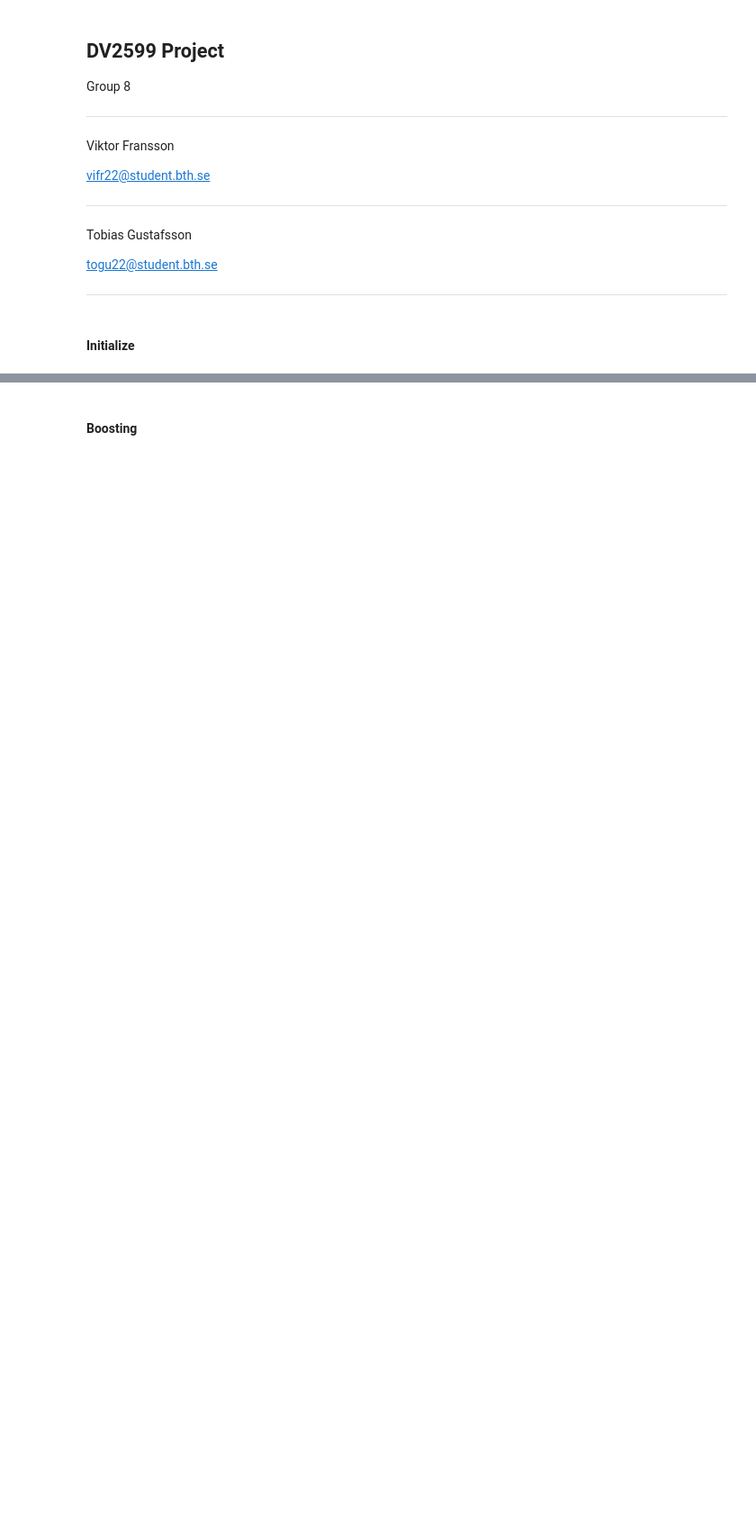
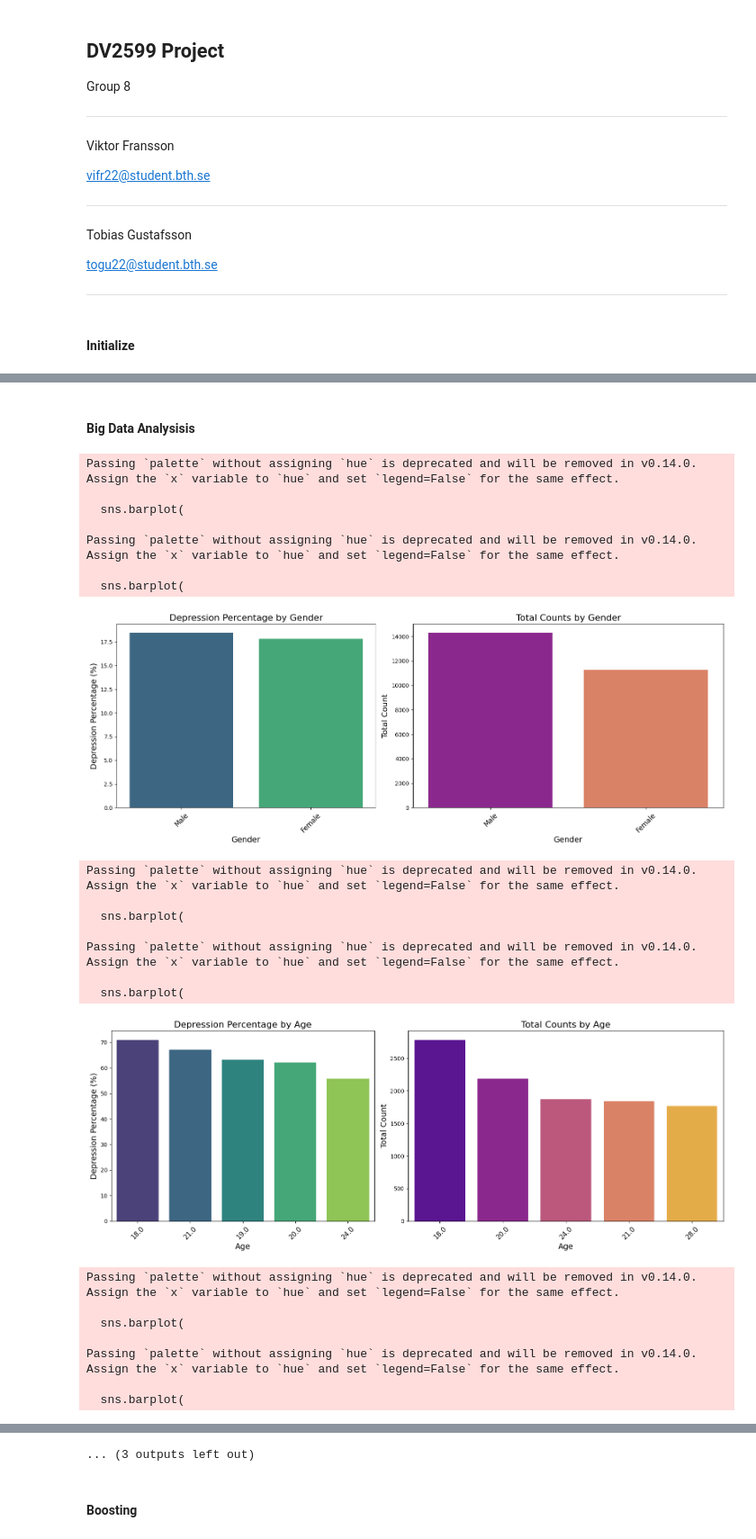
Before and after one commit to Caoze1/dv2599, a Jupyter notebook: projekt/book.ipynb, the cells around one changed output, grey strips where cells are left out. Shown at 90% size. Drawn from its saved outputs; the diff is of its cells as text; code cells hidden in the pictures; blank space fills up the shorter version.

```diff
--- a/projekt/book.ipynb
+++ b/projekt/book.ipynb
@@ -47 +53,72 @@ display(x)
 140700 rows × 17 columns
+# %% [markdown]
+#### Big Data Analysisis
+# %%
+def plot_feature(feature):
+    grouped = df.groupby(feature)['Depression']
+    percentages = (grouped.sum() / grouped.count() * 100).sort_values(ascending=False).head()
+
+    groups = df.groupby(col)['Depression'].sum().sort_values(ascending=False).head()
+
+    # Set up subplots
+    fig, axes = plt.subplots(1, 2, figsize=(16, 6), gridspec_kw={'width_ratios': [1, 1.2]})
+
+    # Bar chart for percentages
+    sns.barplot(
+        x=percentages.index.astype(str),  # Convert to string to ensure proper ordering
+        y=percentages.values,
+        palette='viridis',
+        ax=axes[0]
+    )
+    axes[0].set_title(f"Depression Percentage by {feature}", fontsize=16)
+    axes[0].set_xlabel(feature, fontsize=14)
+    axes[0].set_ylabel("Depression Percentage (%)", fontsize=14)
+    axes[0].tick_params(axis='x', rotation=45, labelsize=12)
+
+    # Bar chart for counts
+    sns.barplot(
+        x=groups.index.astype(str),  # Convert to string to ensure proper ordering
+        y=groups.values,
+        palette='plasma',
+        ax=axes[1]
+    )
+    axes[1].set_title(f"Total Counts by {feature}", fontsize=16)
+    axes[1].set_xlabel(feature, fontsize=14)
+    axes[1].set_ylabel("Total Count", fontsize=14)
+    axes[1].tick_params(axis='x', rotation=45, labelsize=12)
+
+    # Adjust layout
+    plt.tight_layout()
+    plt.show()
+
+
+for col in df.columns:
+    if col not in ['id', 'Name', 'Depression']:
+        if col == 'CGPA':
+            plot_feature(col)
+        else:
+            plot_feature(col)
+# %% [output]
+Passing `palette` without assigning `hue` is deprecated and will be removed in v0.14.0. Assign the `x` variable to `hue` and set `legend=False` for the same effect.
+
+  sns.barplot(
+
+Passing `palette` without assigning `hue` is deprecated and will be removed in v0.14.0. Assign the `x` variable to `hue` and set `legend=False` for the same effect.
+
+  sns.barplot(
+[figure, added]
+Passing `palette` without assigning `hue` is deprecated and will be removed in v0.14.0. Assign the `x` variable to `hue` and set `legend=False` for the same effect.
+
+  sns.barplot(
+
+Passing `palette` without assigning `hue` is deprecated and will be removed in v0.14.0. Assign the `x` variable to `hue` and set `legend=False` for the same effect.
+
+  sns.barplot(
+[figure, added]
+Passing `palette` without assigning `hue` is deprecated and will be removed in v0.14.0. Assign the `x` variable to `hue` and set `legend=False` for the same effect.
+
+  sns.barplot(
+
+Passing `palette` without assigning `hue` is deprecated and will be removed in v0.14.0. Assign the `x` variable to `hue` and set `legend=False` for the same effect.
+
+  sns.barplot(
@@ -48,3 +150,4 @@ display(x)
+... (3 outputs left out)
 # %% [markdown]
 #### Boosting
 # %%
```
Also changed, not shown: parts of 3 cells of this notebook, 3 other files.
